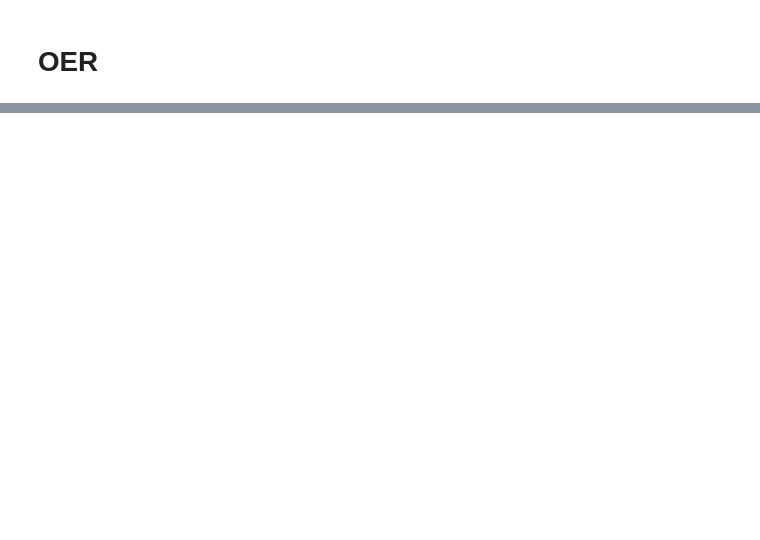
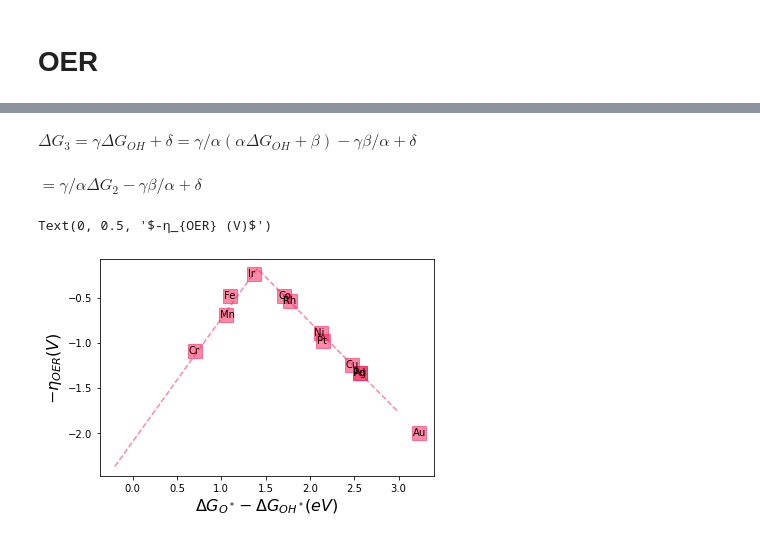
Before and after one commit to hjyang2798/CER_repository_CCEL, a Jupyter notebook: paper_N4_scaling_volcano.ipynb, the cells around one changed output, grey strips where cells are left out. Cells and saved outputs as stored; diff of their text form; code cells hidden in the pictures; blank space fills up the shorter version.

```diff
--- a/paper_N4_scaling_volcano.ipynb
+++ b/paper_N4_scaling_volcano.ipynb
@@ -148,3 +247,40 @@ plt.legend()
+# %%
+α = res.slope -1
+β = res.intercept
+γ = res2.slope-res.slope
+δ = res2.intercept-res.intercept
+# %% [markdown]
+$\Delta G_3 = \gamma \Delta G_{OH} + \delta = {\gamma} / {\alpha} (\alpha \Delta G_{OH} + \beta ) - {\gamma \beta}/\alpha +  \delta$
+# %% [markdown]
+$= {\gamma} / {\alpha} \Delta G_{2} - {\gamma \beta}/\alpha +  \delta$
+# %%
+plt.figure(figsize=(6,4))
+
+
+η = N4_df['η_OER']
+ΔGₒ = N4_df['G_O_t']
+ΔG2 =  ΔGₒ - ΔGₒₕ
+plt.scatter(ΔG2,-η,label = 'data',color=c[0], alpha=0.5 ,s=200,marker='s')
+
+
+x_fit = np.arange(-.2,3,0.01)
+y_OER_fit1 =  ( (γ / α)*x_fit - (γ* β/α)+δ ) - 1.23
+y_OER_fit2 = x_fit-1.23
+
+η_OER_fit = np.maximum(y_OER_fit1,y_OER_fit2)
+    # plot lines
+
+TEXTS=[]
+plt.plot(x_fit , -η_OER_fit,'--', label='fitted line',color=c[0],alpha=0.5)
+for i in range(len(ΔG2)) :
+    plt.text(float(list(ΔG2)[i])-0.07,-float(list(η)[i])-0.03, str(N4_df.values[i][2]), fontsize=10)
+
+
+plt.xlabel('$ΔG_{O^*} - ΔG_{OH^*} (eV)$',fontsize=16)
+plt.ylabel('$-η_{OER} (V)$',fontsize=16)
+# %% [output]
+Text(0, 0.5, '$-η_{OER} (V)$')
+[figure, added]
 # %%
 !pip install adjustText
 from adjustText import adjust_text
```
Also changed, not shown: parts of 19 cells of this notebook.
